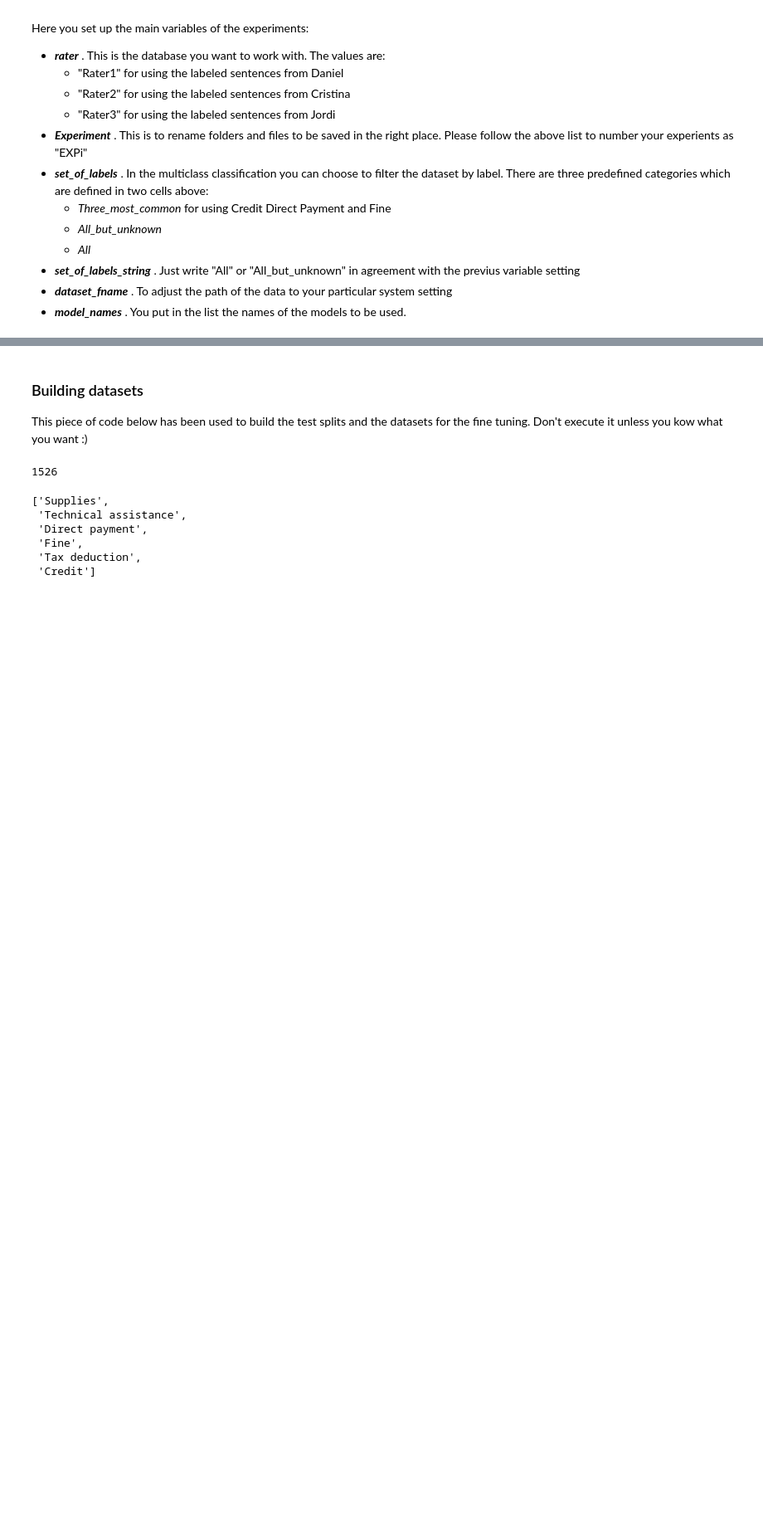
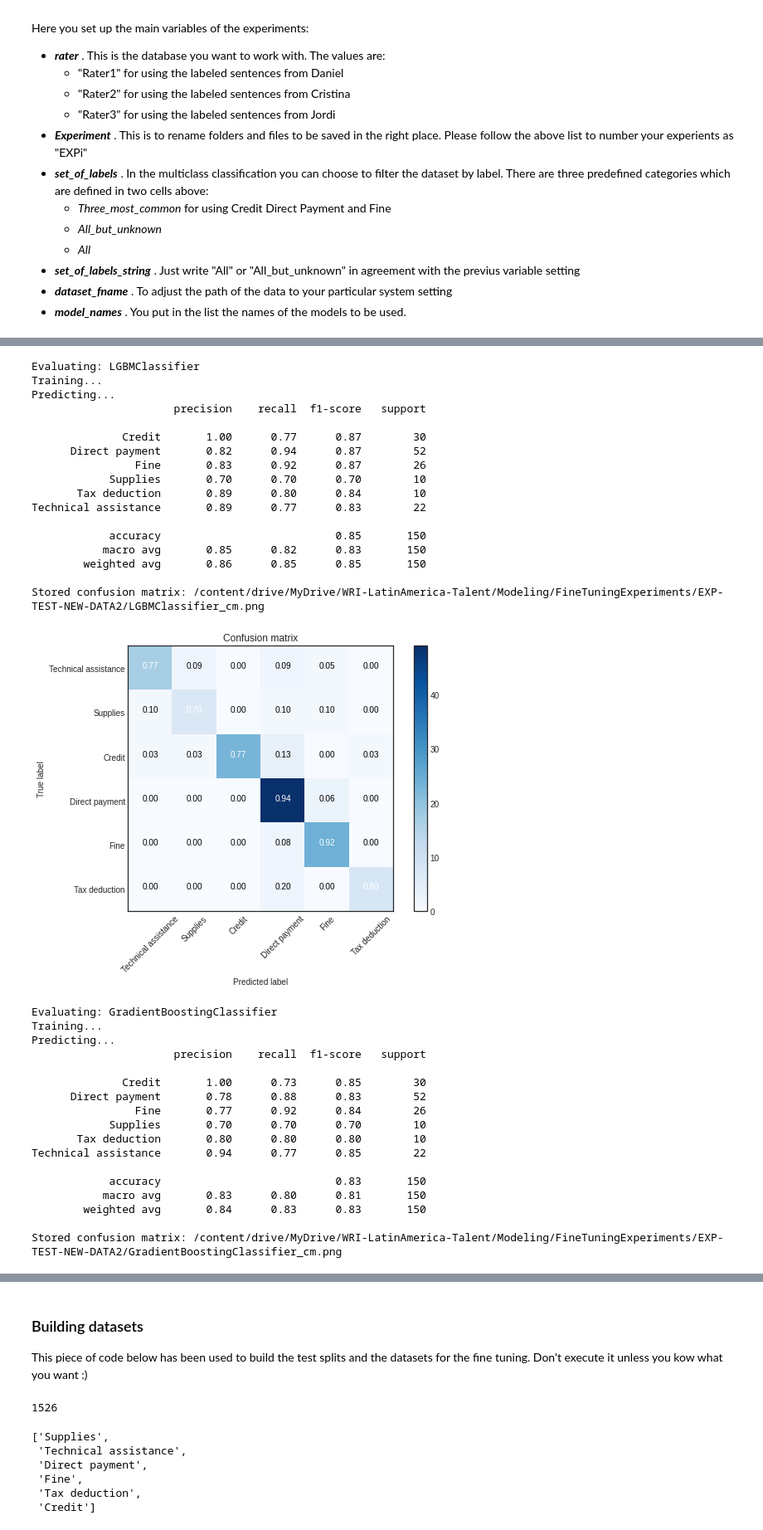
Before and after one commit to wri-dssg-omdena/policy-data-analyzer, a Jupyter notebook: tasks/data_augmentation/notebooks/zero_shot_classification/GoogleColabFineTuneEmbeddingModel.ipynb, the cells around one changed output, grey strips where cells are left out. Shown: that part at 83% size. Drawn from its saved outputs; the diff is of its cells as text; code cells hidden in the pictures; blank space fills up the shorter version.

```diff
--- a/tasks/data_augmentation/notebooks/zero_shot_classification/GoogleColabFineTuneEmbeddingModel.ipynb
+++ b/tasks/data_augmentation/notebooks/zero_shot_classification/GoogleColabFineTuneEmbeddingModel.ipynb
@@ -370,0 +619,51 @@ KeyboardInterrupt: ignored
+# %%
+gb_classifiers = [lgbm, gbm, xgb, ab] #cb
+gb_names = [i.__class__.__name__ for i in gb_classifiers]
+
+for clf, clf_name in zip(gb_classifiers, gb_names):
+  print("Evaluating:", clf_name)
+  print("Training...")
+  clf.fit(np.vstack(train_sent_embs), train_labels)
+  print("Predicting...")
+  clf_preds = [clf.predict(sent_emb)[0] for sent_emb in test_sent_embs]
+  print(classification_report(test_labels, clf_preds))
+  numeric_preds = labels2numeric(clf_preds, label_names)
+  numeric_test_labels = labels2numeric(test_labels, label_names)
+  evaluator = ModelEvaluator(label_names, y_true=numeric_test_labels, y_pred=numeric_preds)
+  evaluator.plot_confusion_matrix(color_map='Blues', exp_name=f"{saved_model_path}/{clf_name}")
+# %% [output]
+Evaluating: LGBMClassifier
+Training...
+Predicting...
+                      precision    recall  f1-score   support
+
+              Credit       1.00      0.77      0.87        30
+      Direct payment       0.82      0.94      0.87        52
+                Fine       0.83      0.92      0.87        26
+            Supplies       0.70      0.70      0.70        10
+       Tax deduction       0.89      0.80      0.84        10
+Technical assistance       0.89      0.77      0.83        22
+
+            accuracy                           0.85       150
+           macro avg       0.85      0.82      0.83       150
+        weighted avg       0.86      0.85      0.85       150
+
+Stored confusion matrix: /content/drive/MyDrive/WRI-LatinAmerica-Talent/Modeling/FineTuningExperiments/EXP-TEST-NEW-DATA2/LGBMClassifier_cm.png
+[figure, added]
+Evaluating: GradientBoostingClassifier
+Training...
+Predicting...
+                      precision    recall  f1-score   support
+
+              Credit       1.00      0.73      0.85        30
+      Direct payment       0.78      0.88      0.83        52
+                Fine       0.77      0.92      0.84        26
+            Supplies       0.70      0.70      0.70        10
+       Tax deduction       0.80      0.80      0.80        10
+Technical assistance       0.94      0.77      0.85        22
+
+            accuracy                           0.83       150
+           macro avg       0.83      0.80      0.81       150
+        weighted avg       0.84      0.83      0.83       150
+
+Stored confusion matrix: /content/drive/MyDrive/WRI-LatinAmerica-Talent/Modeling/FineTuningExperiments/EXP-TEST-NEW-DATA2/GradientBoostingClassifier_cm.png
```
Also changed, not shown: parts of 36 cells of this notebook, 1 other file.
